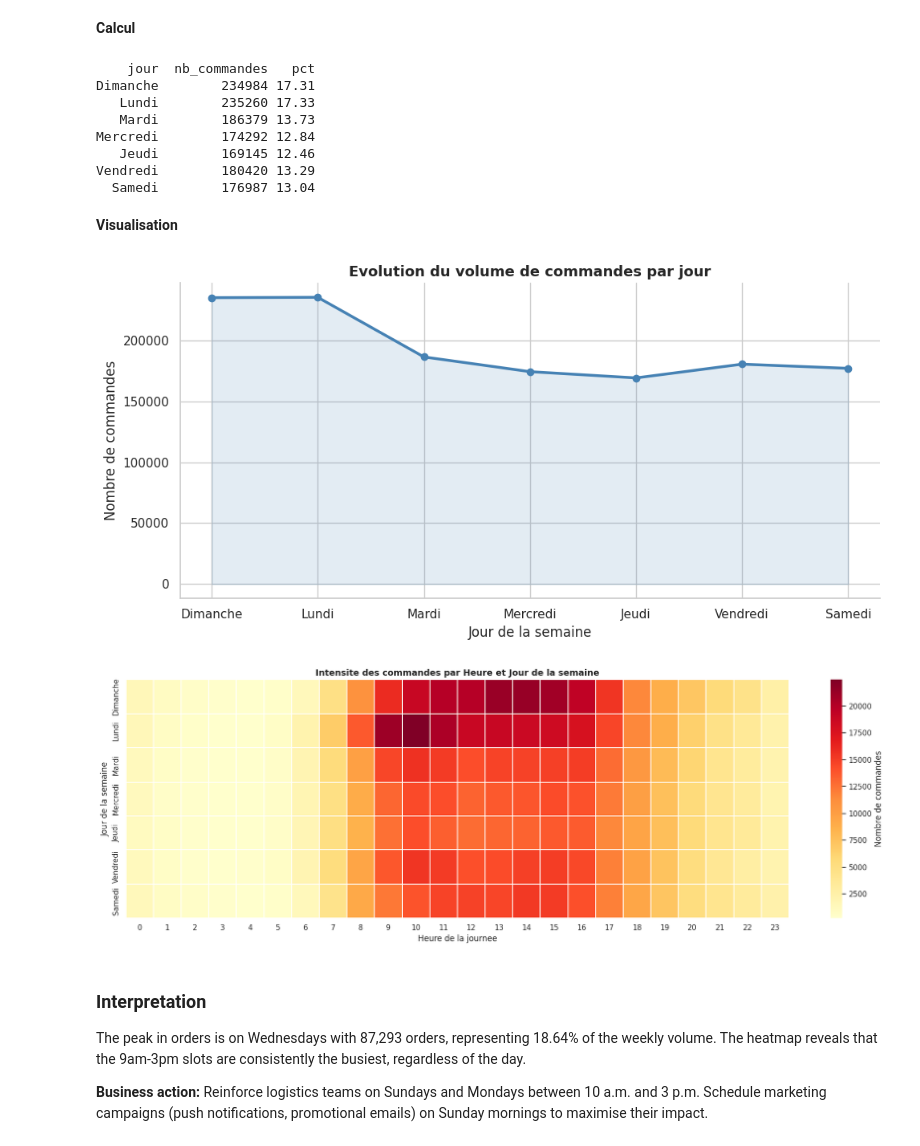
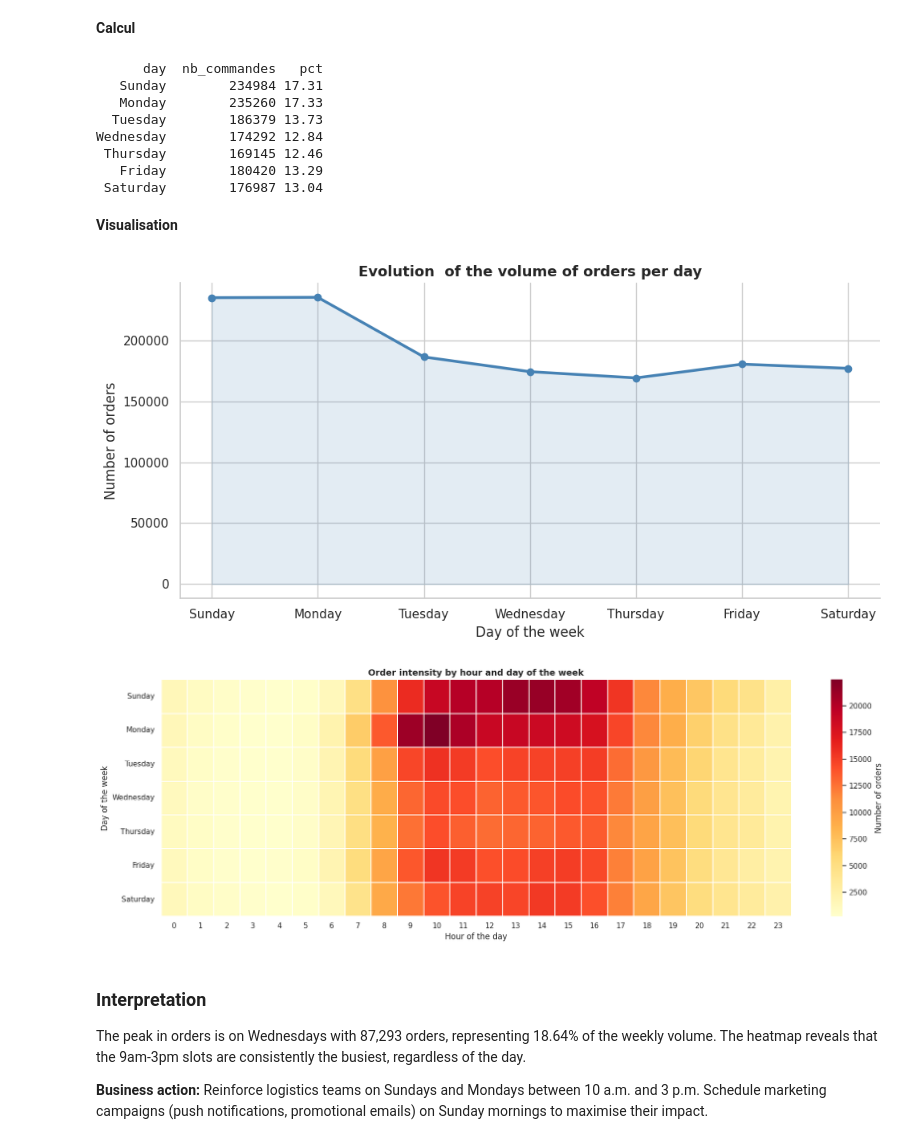
Before and after one commit to MeghCH/NextBuy, a Jupyter notebook: notebook.ipynb, the cells around one changed output. Drawn from its saved outputs; the diff is of its cells as text; code cells hidden in the pictures.

```diff
--- a/notebook.ipynb
+++ b/notebook.ipynb
@@ -353,9 +353,9 @@ axes[0].barh(
     top_sellers["total_orders"][::-1],
     color="steelblue",
 )
-axes[0].set_title("Top 10 produits les plus commandes", fontsize=13, fontweight="bold")
-axes[0].set_xlabel("Nombre de commandes")
-axes[0].set_ylabel("Produit")
+axes[0].set_title("Top 10 of the products most ordered", fontsize=13, fontweight="bold")
+axes[0].set_xlabel("Number of orders")
+axes[0].set_ylabel("Products")
 for i, val in enumerate(top_sellers["total_orders"][::-1]):
     axes[0].text(val + 500, i, f"{val:,}", va="center", fontsize=9)
 
@@ -363,12 +363,12 @@ top10_total = top_sellers["total_orders"].sum()
 reste = total_ventes - top10_total
 axes[1].pie(
     [top10_total, reste],
-    labels=["Top 10 produits", "Reste du catalogue"],
+    labels=["Top 10 products", "Rest of the catalogue"],
     autopct="%1.1f%%",
     colors=["steelblue", "lightgrey"],
     startangle=90,
 )
-axes[1].set_title("Poids des Top 10 dans le volume total", fontsize=13, fontweight="bold")
+axes[1].set_title("Weight of the top 10 in total volume", fontsize=13, fontweight="bold")
 
 plt.tight_layout()
 plt.show()
@@ -431,9 +431,9 @@ axes[0].barh(
     penetration_aisles["nb_commandes"][::-1],
     color="steelblue",
 )
-axes[0].set_title("Top 15 rayons - Nombre de commandes", fontsize=13, fontweight="bold")
-axes[0].set_xlabel("Nombre de commandes uniques")
-axes[0].set_ylabel("Rayon")
+axes[0].set_title("Top 15 beams - Number of orders", fontsize=13, fontweight="bold")
+axes[0].set_xlabel("Number of unique orders")
+axes[0].set_ylabel("Beams")
 for i, val in enumerate(penetration_aisles["nb_commandes"][::-1]):
     axes[0].text(val + 200, i, f"{val:,}", va="center", fontsize=8)
 
@@ -442,8 +442,8 @@ axes[1].barh(
     penetration_aisles["taux_penetration"][::-1],
     color="darkorange",
 )
-axes[1].set_title("Top 15 rayons - Taux de penetration (%)", fontsize=13, fontweight="bold")
-axes[1].set_xlabel("% des commandes contenant ce rayon")
+axes[1].set_title("Top 15 beams - Penetration rate (%)", fontsize=13, fontweight="bold")
+axes[1].set_xlabel("% of ordres containing this beam")
 axes[1].set_ylabel("")
 for i, val in enumerate(penetration_aisles["taux_penetration"][::-1]):
     axes[1].text(val + 0.1, i, f"{val}%", va="center", fontsize=8)
@@ -596,8 +596,8 @@ and time between orders.
 **Calcul**
 # %%
 jours = {
-    0: "Dimanche", 1: "Lundi", 2: "Mardi", 3: "Mercredi",
-    4: "Jeudi", 5: "Vendredi", 6: "Samedi",
+    0: "Sunday", 1: "Monday", 2: "Tuesday", 3: "Wednesday",
+    4: "Thursday", 5: "Friday", 6: "Saturday",
 }
 
 commandes_par_jour = (
@@ -605,24 +605,24 @@ commandes_par_jour = (
     .nunique()
     .reset_index(name="nb_commandes")
 )
-commandes_par_jour["jour"] = commandes_par_jour["order_dow"].map(jours)
+commandes_par_jour["day"] = commandes_par_jour["order_dow"].map(jours)
 commandes_par_jour = (
-    commandes_par_jour.dropna(subset=["jour"]).sort_values("order_dow")
+    commandes_par_jour.dropna(subset=["day"]).sort_values("order_dow")
 )
 commandes_par_jour["pct"] = (
     commandes_par_jour["nb_commandes"] / commandes_par_jour["nb_commandes"].sum() * 100
 ).round(2)
 
-print(commandes_par_jour[["jour", "nb_commandes", "pct"]].to_string(index=False))
+print(commandes_par_jour[["day", "nb_commandes", "pct"]].to_string(index=False))
 # %% [output]
-    jour  nb_commandes   pct
-Dimanche        234984 17.31
-   Lundi        235260 17.33
-   Mardi        186379 13.73
-Mercredi        174292 12.84
-   Jeudi        169145 12.46
-Vendredi        180420 13.29
-  Samedi        176987 13.04
+      day  nb_commandes   pct
+   Sunday        234984 17.31
+   Monday        235260 17.33
+  Tuesday        186379 13.73
+Wednesday        174292 12.84
+ Thursday        169145 12.46
+   Friday        180420 13.29
+ Saturday        176987 13.04
 # %% [markdown]
 **Visualisation**
 # %%
@@ -630,52 +630,52 @@ Vendredi        180420 13.29
 
 plt.figure(figsize=(10, 5))
 plt.plot(
-    commandes_par_jour["jour"],
+    commandes_par_jour["day"],
     commandes_par_jour["nb_commandes"],
     marker="o",
     linewidth=2.5,
     color="steelblue",
 )
 plt.fill_between(
-    commandes_par_jour["jour"],
+    commandes_par_jour["day"],
     commandes_par_jour["nb_commandes"],
     alpha=0.15,
     color="steelblue",
 )
-plt.title("Evolution du volume de commandes par jour", fontsize=13, fontweight="bold")
-plt.ylabel("Nombre de commandes")
-plt.xlabel("Jour de la semaine")
+plt.title("Evolution  of the volume of orders per day", fontsize=13, fontweight="bold")
+plt.ylabel("Number of orders")
+plt.xlabel("Day of the week")
 sns.despine()
 plt.tight_layout()
 plt.show()
 # %% [output]
-[figure, old version]
+[figure, new version]
 # %%
 heatmap_data = (
     df.groupby(["order_dow", "order_hour_of_day"])["order_id"]
     .nunique()
     .unstack(fill_value=0)
 )
 
 valid_idx = [i for i in heatmap_data.index if i in jours]
 heatmap_data = heatmap_data.loc[valid_idx]
 heatmap_data.index = [jours[i] for i in heatmap_data.index]
 
 plt.figure(figsize=(18, 6))
 sns.heatmap(
     heatmap_data,
     cmap="YlOrRd",
     annot=False,
     linewidths=0.3,
-    cbar_kws={"label": "Nombre de commandes"},
+    cbar_kws={"label": "Number of orders"},
 )
-plt.title("Intensite des commandes par Heure et Jour de la semaine", fontsize=13, fontweight="bold")
-plt.xlabel("Heure de la journee")
-plt.ylabel("Jour de la semaine")
+plt.title("Order intensity by hour and day of the week", fontsize=13, fontweight="bold")
+plt.xlabel("Hour of the day")
+plt.ylabel("Day of the week")
 plt.tight_layout()
 plt.show()
 # %% [output]
-[figure, old version]
+[figure, new version]
 # %% [markdown]
 ### Interpretation
 
```
Also changed, not shown: parts of 30 cells of this notebook.
